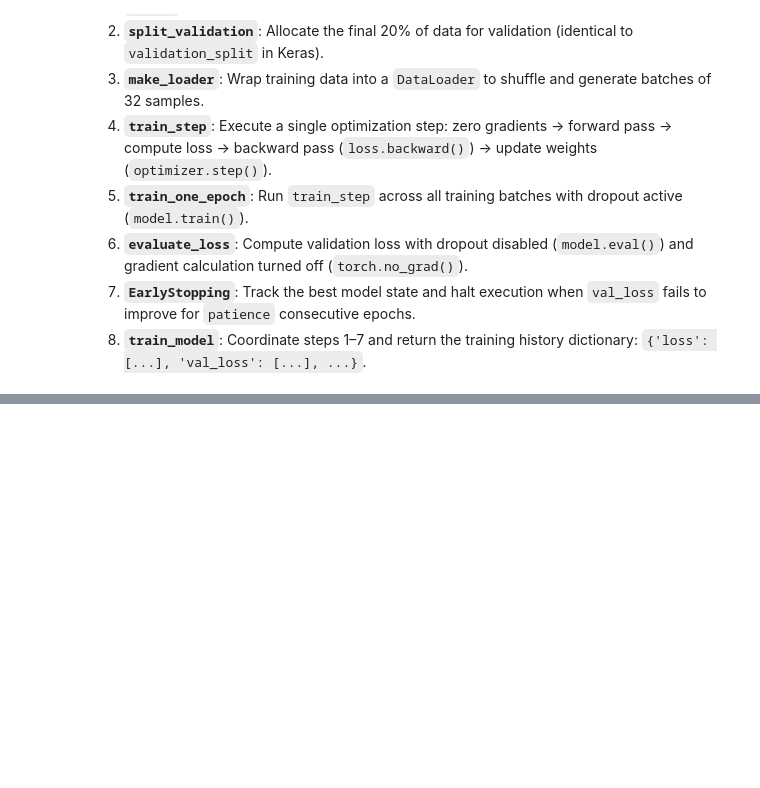
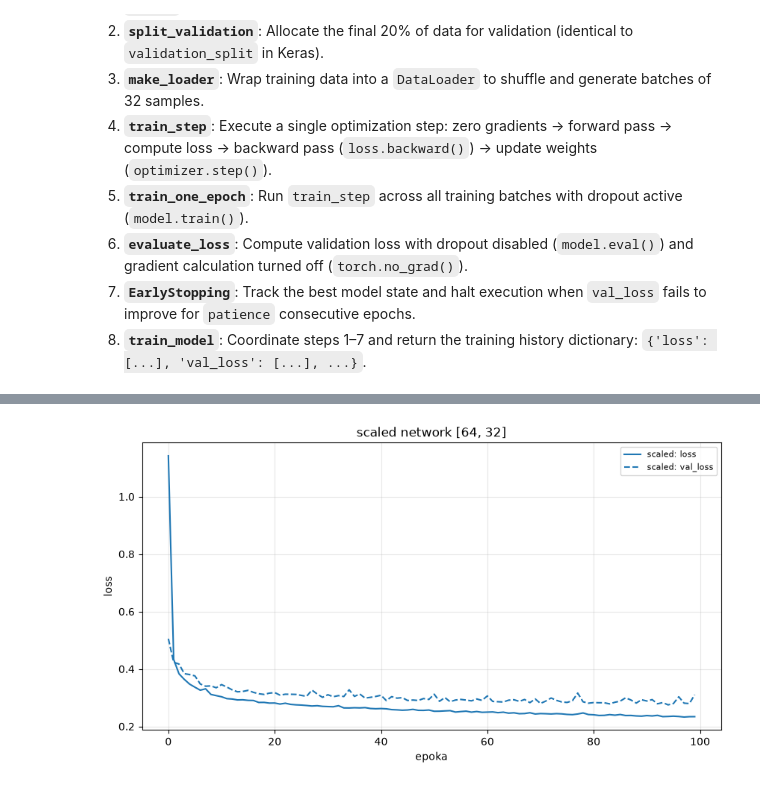
Before and after one commit to michallitwin/python-learning, a Jupyter notebook: python_dl/Deep_learning/dl_pytorch_ex1.ipynb, the cells around one changed output, grey strips where cells are left out. Cells and saved outputs as stored; diff of their text form; code cells hidden in the pictures; blank space fills up the shorter version.

```diff
--- a/python_dl/Deep_learning/dl_pytorch_ex1.ipynb
+++ b/python_dl/Deep_learning/dl_pytorch_ex1.ipynb
@@ -325,0 +376,30 @@ def plot_histories(histories, metric="loss", show_train=True, show_val=True,
+# %%
+def load_raw_housing():
+    # catching california data
+    data = fetch_california_housing()
+    return data.data, data.target
+
+def split_data(X, y, test_size = 0.2, stratify = False):
+    # splitting the data
+    return train_test_split(X, y, test_size=test_size, random_state=SEED,
+                            stratify=y if stratify else None)
+
+def scale_features(X_train, X_test):
+    # scaling the data
+    scaler = StandardScaler().fit(X_train)
+    return scaler.transform(X_train), scaler.transform(X_test)
+
+def load_housing_data(scale = True):
+
+    X, y = load_raw_housing()
+    X_train, X_test, y_train, y_test = split_data(X, y)
+    if scale:
+        X_train, X_test = scale_features(X_train, X_test)
+    return X_train, X_test, y_train, y_test
+
+def to_dataframe(X, y=None):
+
+    df = pd.DataFrame(X, columns=fetch_california_housing().feature_names)
+    if y is not None:
+        df["MedHouseVal"] = y
+    return df
@@ -325,0 +410,6 @@ def plot_histories(histories, metric="loss", show_train=True, show_val=True,
+# %%
+X_train, X_test, y_train, y_test = load_housing_data(scale=True)
+X_train_raw, X_test_raw, _, _ = load_housing_data(scale=False)
+
+df_raw = to_dataframe(X_train_raw, y_train)
+df_raw.head()
@@ -325,0 +430,3 @@ def plot_histories(histories, metric="loss", show_train=True, show_val=True,
+# %%
+model_scaled = build_model(input_dim=X_train.shape[1], hidden_layers=[64, 32], activation="relu")
+hist_scaled = train_model(model_scaled, X_train, y_train, epochs=100, loss="mse", metrics=["mae"])
@@ -325,0 +453,5 @@ def plot_histories(histories, metric="loss", show_train=True, show_val=True,
+# %%
+plot_histories({"scaled": hist_scaled}, metric="loss", title="scaled network [64, 32]")
+plt.show()
+# %% [output]
+[figure, added]
```
Also changed, not shown: parts of 86 cells of this notebook.
